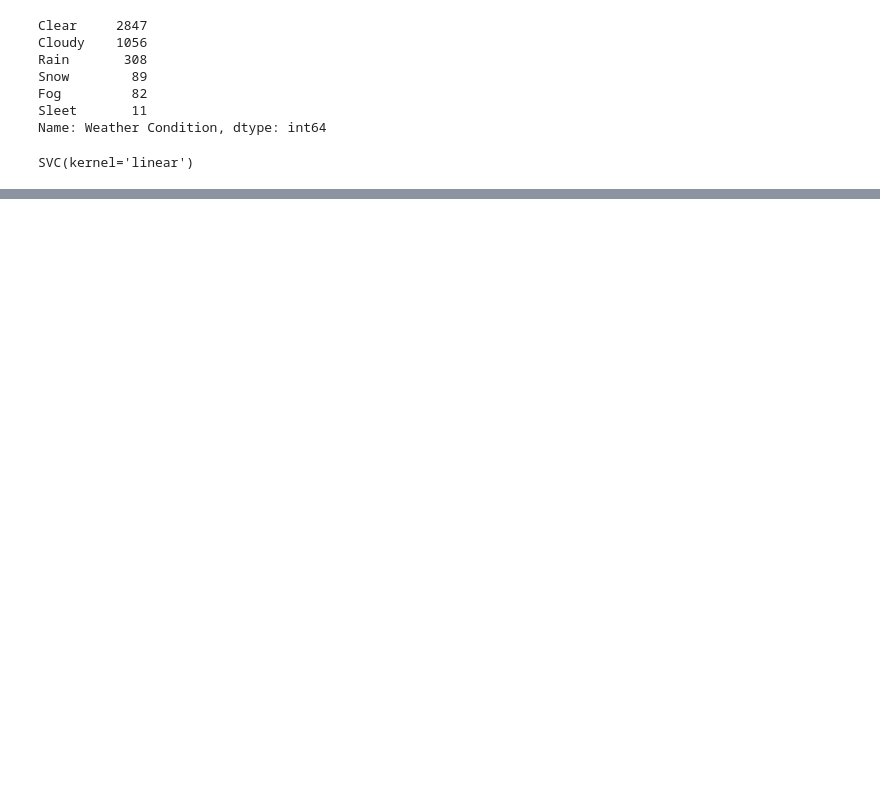
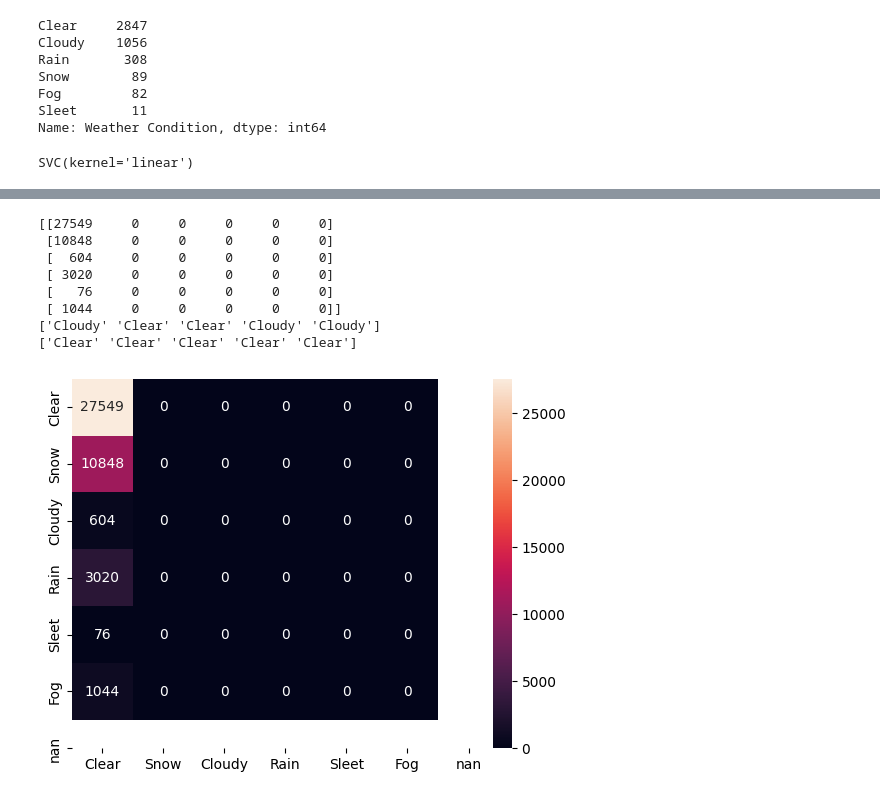
Before and after one commit to ndahlinuvm/Train-Derailment-287Project, a Jupyter notebook: weather.ipynb, the cells around one changed output, grey strips where cells are left out. Drawn from its saved outputs; the diff is of its cells as text; code cells hidden in the pictures; blank space fills up the shorter version.

```diff
--- a/weather.ipynb
+++ b/weather.ipynb
@@ -125,0 +133,26 @@ accuracy_score(y_test, y_pred)
+# %%
+# confusion matrix
+from sklearn.metrics import confusion_matrix
+import seaborn as sns
+conf_matrix = confusion_matrix(y_test, y_pred)
+print(conf_matrix)
+print(y_test[:5])
+print(y_pred[:5])
+
+plt.xlabel('Predicted')
+plt.ylabel('Actual')
+
+# plot the confusion matrix
+sns.heatmap(conf_matrix, annot=True, fmt='d', xticklabels=weather_types, yticklabels=weather_types)
+# save the plot
+plt.savefig('confusion_matrix_weather.png')
+# %% [output]
+[[27549     0     0     0     0     0]
+ [10848     0     0     0     0     0]
+ [  604     0     0     0     0     0]
+ [ 3020     0     0     0     0     0]
+ [   76     0     0     0     0     0]
+ [ 1044     0     0     0     0     0]]
+['Cloudy' 'Clear' 'Clear' 'Cloudy' 'Cloudy']
+['Clear' 'Clear' 'Clear' 'Clear' 'Clear']
+[figure, added]
```
Also changed, not shown: parts of 14 cells of this notebook, 13 other files.
